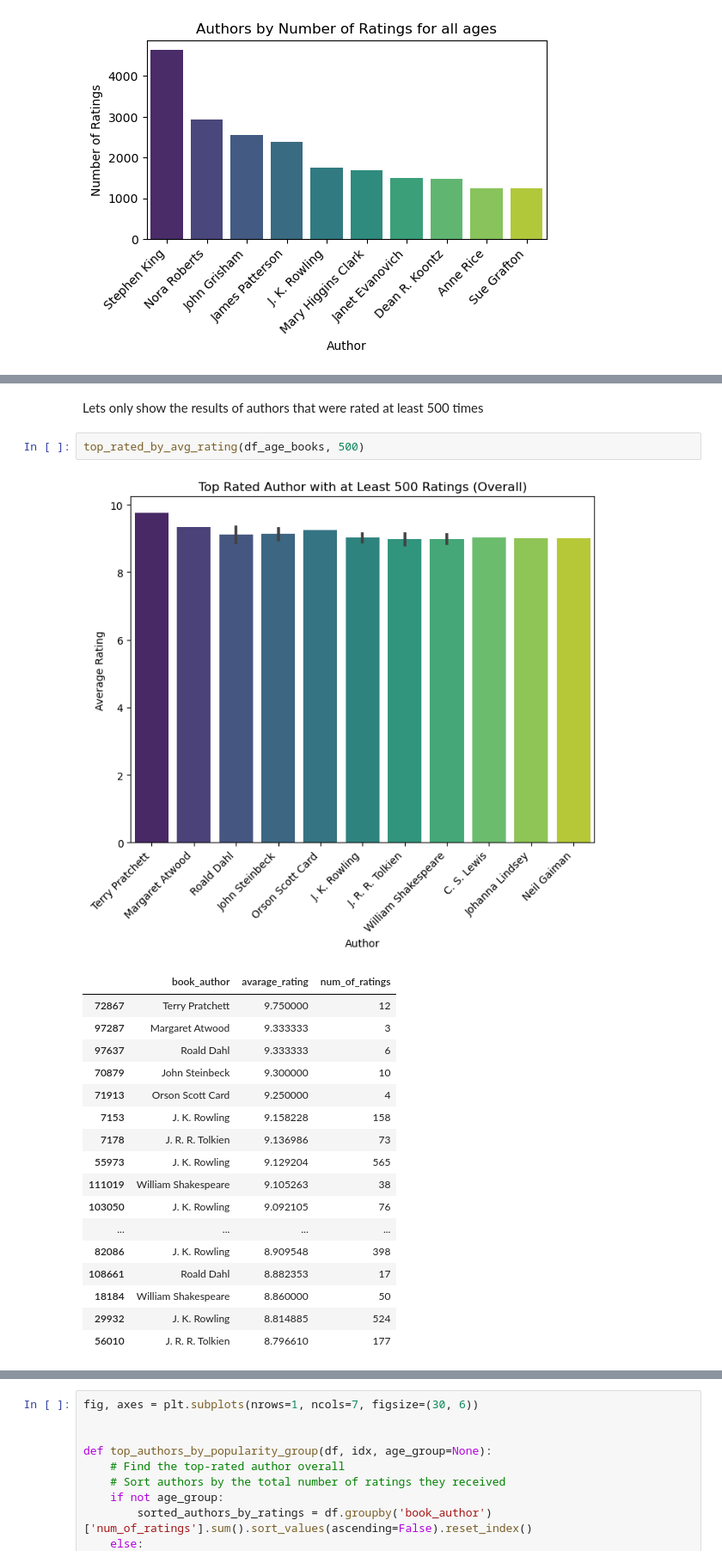
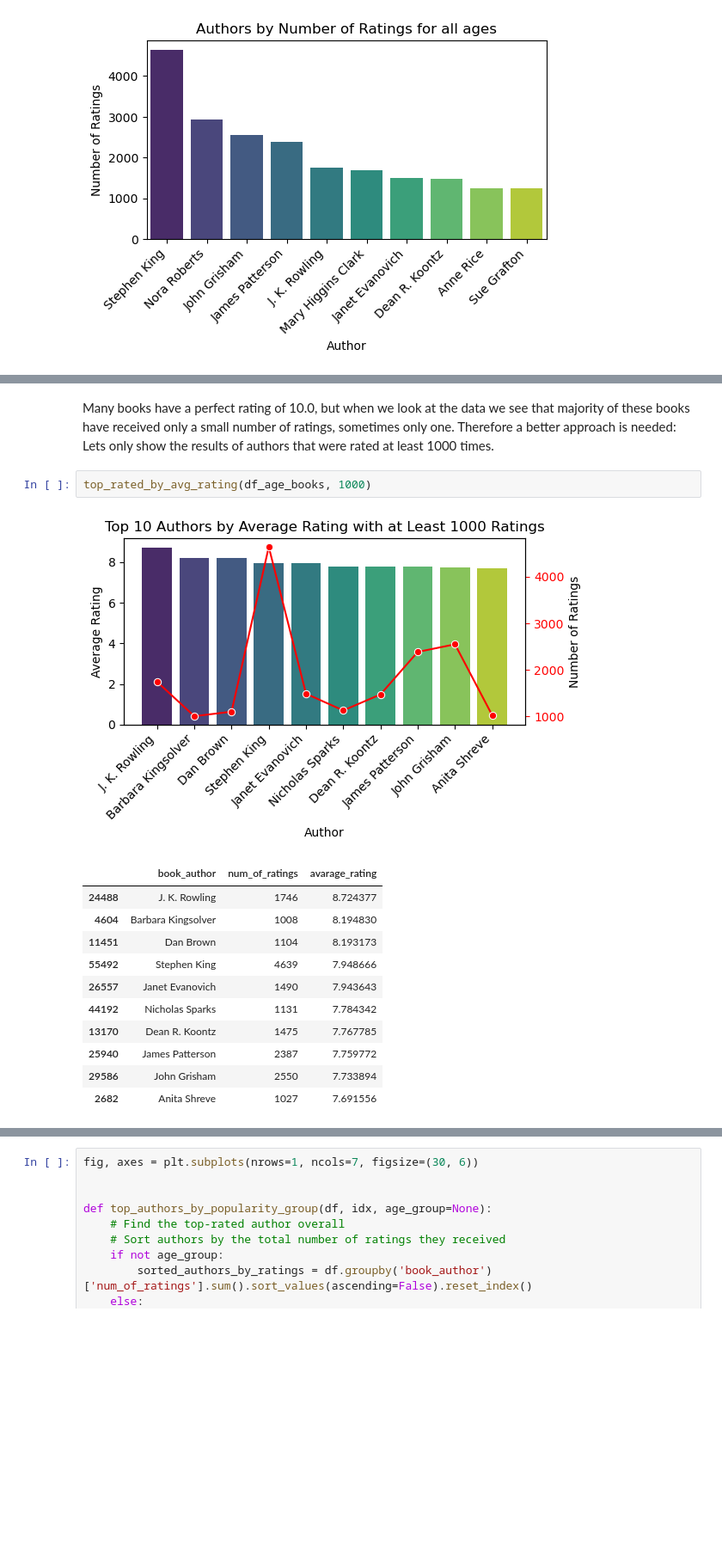
Before and after one commit to BorisBorshevsky/DataPlatHW, a Jupyter notebook: HW1 v3.ipynb, the cells around one changed output, grey strips where cells are left out. Shown at 86% size. Cells and saved outputs as stored; diff of their text form; blank space fills up the shorter version.

```diff
--- a/HW1 v3.ipynb
+++ b/HW1 v3.ipynb
@@ -768,24 +756,18 @@ graph_data
-# %% [markdown]
-Lets only show the results of authors that were rated at least 500 times
+# %% [markdown]
+Many books have a perfect rating of 10.0, but when we look at the data we see that majority of these books have received only a small number of ratings, sometimes only one. Therefore a better approach is needed: Lets only show the results of authors that were rated at least 1000 times.
 # %%
-top_rated_by_avg_rating(df_age_books, 500)
+top_rated_by_avg_rating(df_age_books, 1000)
 # %% [output]
-[figure, old version]
+[figure, new version]
-|  | book_author | avarage_rating | num_of_ratings |
-| 72867 | Terry Pratchett | 9.750000 | 12 |
-| 97287 | Margaret Atwood | 9.333333 | 3 |
-| 97637 | Roald Dahl | 9.333333 | 6 |
-| 70879 | John Steinbeck | 9.300000 | 10 |
-| 71913 | Orson Scott Card | 9.250000 | 4 |
-| 7153 | J. K. Rowling | 9.158228 | 158 |
-| 7178 | J. R. R. Tolkien | 9.136986 | 73 |
-| 55973 | J. K. Rowling | 9.129204 | 565 |
-| 111019 | William Shakespeare | 9.105263 | 38 |
-| 103050 | J. K. Rowling | 9.092105 | 76 |
-| ... | ... | ... | ... |
-| 82086 | J. K. Rowling | 8.909548 | 398 |
-| 108661 | Roald Dahl | 8.882353 | 17 |
-| 18184 | William Shakespeare | 8.860000 | 50 |
-| 29932 | J. K. Rowling | 8.814885 | 524 |
-| 56010 | J. R. R. Tolkien | 8.796610 | 177 |
+|  | book_author | num_of_ratings | avarage_rating |
+| 24488 | J. K. Rowling | 1746 | 8.724377 |
+| 4604 | Barbara Kingsolver | 1008 | 8.194830 |
+| 11451 | Dan Brown | 1104 | 8.193173 |
+| 55492 | Stephen King | 4639 | 7.948666 |
+| 26557 | Janet Evanovich | 1490 | 7.943643 |
+| 44192 | Nicholas Sparks | 1131 | 7.784342 |
+| 13170 | Dean R. Koontz | 1475 | 7.767785 |
+| 25940 | James Patterson | 2387 | 7.759772 |
+| 29586 | John Grisham | 2550 | 7.733894 |
+| 2682 | Anita Shreve | 1027 | 7.691556 |
 # %% [markdown]
```
Also changed, not shown: parts of 6 cells of this notebook, 4 other files.
